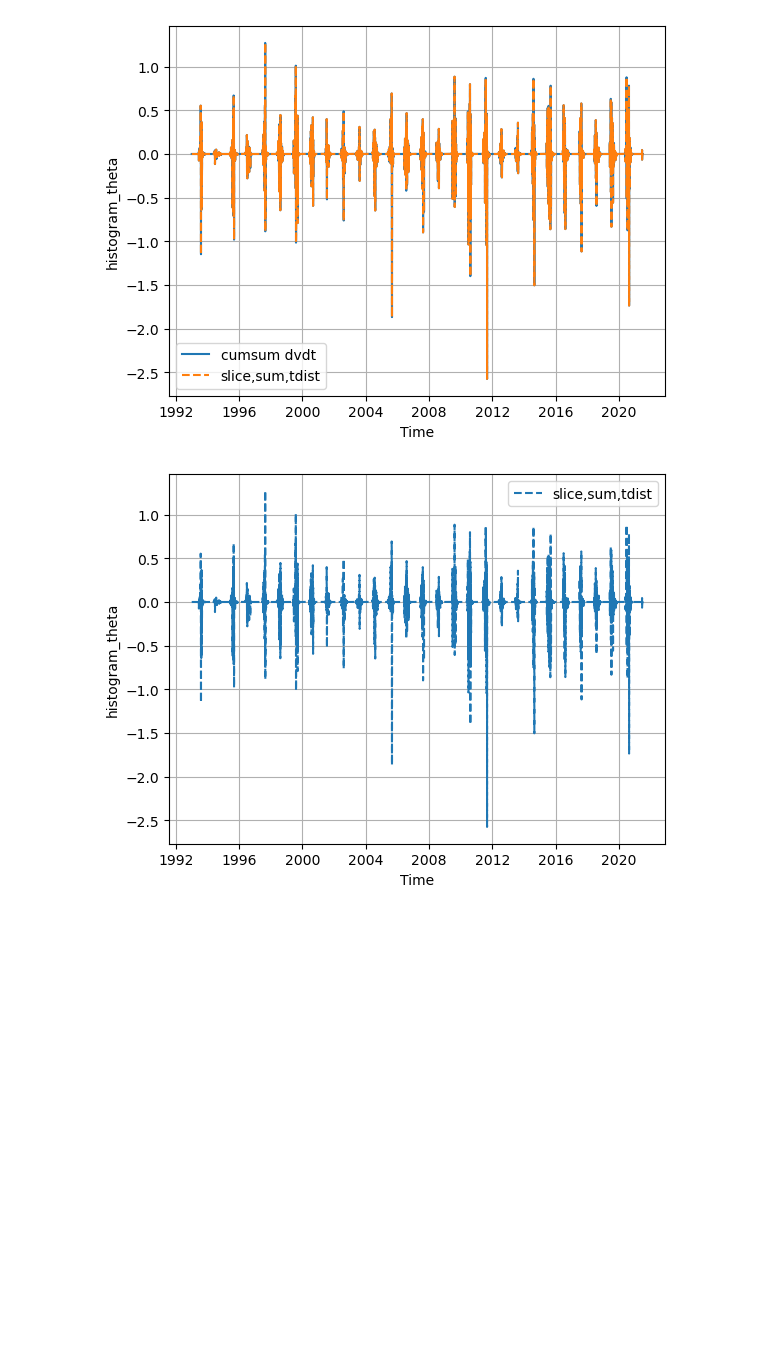
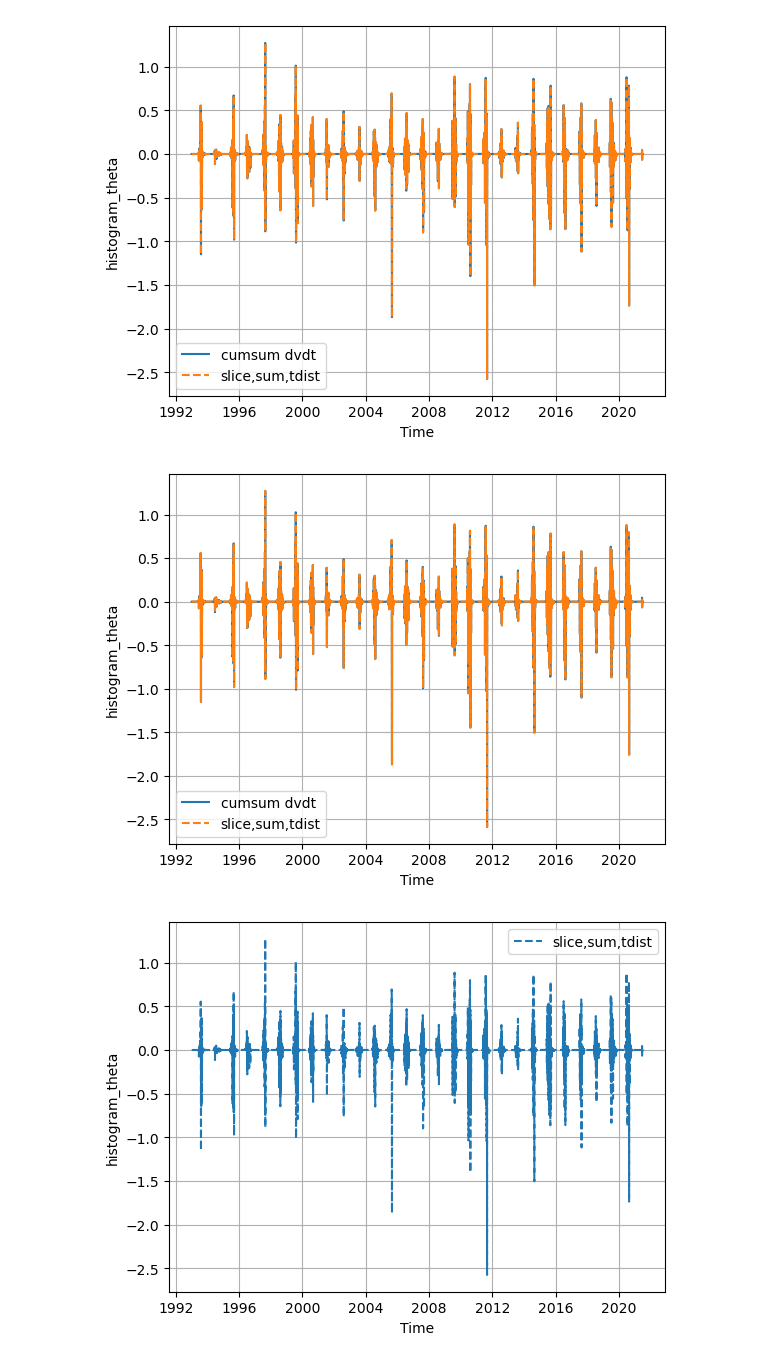
Before and after one commit to shanicetbailey/MHW-gfdl, a Jupyter notebook: 06-wmt-budget.ipynb, the cells around one changed output. Saved outputs shown, nothing was run; the diff lists cells and outputs as text; code cells hidden in the pictures; blank space fills up the shorter version.

```diff
--- a/06-wmt-budget.ipynb
+++ b/06-wmt-budget.ipynb
@@ -480,6 +543,13 @@ plt.legend()
 plt.grid()
 # %% [output]
 [figure]
+# %%
+(dVdt/1e6).sel(theta_bin=31.8, method='nearest').plot(label='cumsum dvdt')
+(dVdt32/1e6).plot(label='slice,sum,tdist', linestyle='dashed')
+plt.legend()
+plt.grid()
+# %% [output]
+[figure, added]
 # %%
 #(dVdt/1e6).sel(theta_bin=31.8, method='nearest').plot(label='cumsum dvdt')
 (dVdt32/1e6).plot(label='slice,sum,tdist', linestyle='dashed')
```
Also changed, not shown: parts of 24 cells of this notebook.
